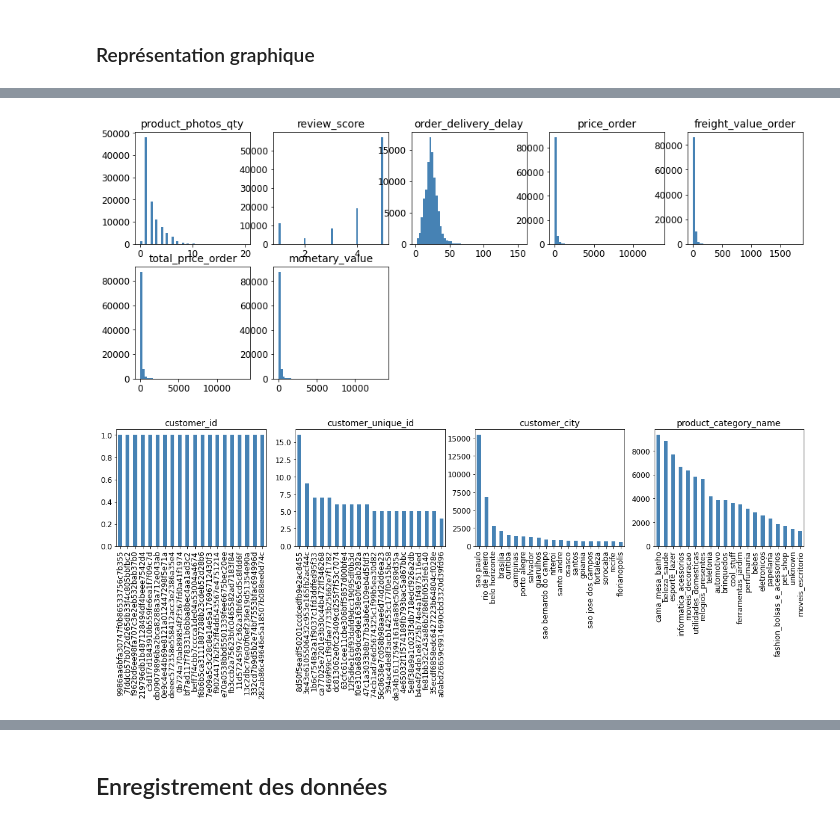
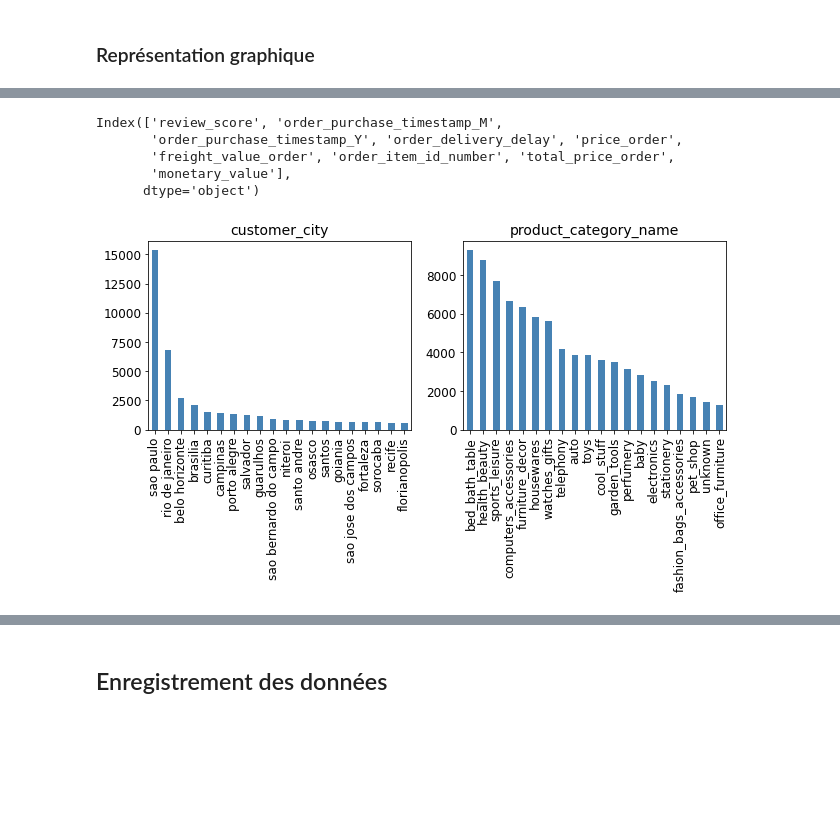
Before and after one commit to Narciso-A/Project, a Jupyter notebook: P_segmentation/POLIST_01_notebookanalyse.ipynb, the cells around one changed output, grey strips where cells are left out. Drawn from its saved outputs; the diff is of its cells as text; code cells hidden in the pictures; blank space fills up the shorter version.

Commit message:
delivery delay feature

```diff
--- a/P_segmentation/POLIST_01_notebookanalyse.ipynb
+++ b/P_segmentation/POLIST_01_notebookanalyse.ipynb
@@ -125,0 +137,4 @@ Name: order_delivery_delay, dtype: float64
+# %%
+## estimated delay
+df['order_delivery_delay'] = (df['order_delivered_customer_date'] - df['order_purchase_timestamp'])\
+.apply(lambda x:x.days)
@@ -148,8 +257,14 @@ df = pd.merge(df,monetary_value,on='customer_unique_id',how='left')
+# %%
+## translation of product category name
+for produit in data_product_category_name_translation['product_category_name'].to_list():
+    masque = df['product_category_name'] == produit
+    masque_translation = data_product_category_name_translation['product_category_name'] == produit
+    df.loc[masque,'product_category_name'] = data_product_category_name_translation.loc[masque_translation,'product_category_name_english'].iat[0]
 # %% [markdown]
 Second tri
 # %%
 list_columns = df.columns.tolist()
-list_columns_select=[
+list_columns_select= [
      ##'order_id',
      ##'order_item_id',
      ##'product_id',
@@ -159,14 +274,20 @@ list_columns_select=[
      'customer_unique_id',
      'customer_city',
      'order_purchase_timestamp',
+     ##'order_delivered_customer_date',
      ##'order_estimated_delivery_date',
      'product_category_name',
      'product_photos_qty',
      'review_score',
+     'order_purchase_timestamp_M',
+     'order_purchase_timestamp_Y',
+     ##'order_delivery_delay_estimated',
+     'order_delivery_delay',
      'price_order',
      'freight_value_order',
+     'order_item_id_number',
+     'review_comment_message',
      'total_price_order',
-     'order_delivery_delay',
      'monetary_value'
 ]
 list_columns_remove = list(set(list_columns)-set(list_columns_select))
@@ -222,0 +392,13 @@ Peu de clients enregistrés (3%) ayant effectués plusieurs commandes
+# %%
+## photos quantity
+df['product_photos_qty'] = pd.cut(df['product_photos_qty'],
+                                      bins=[-1,0,1,2,3,20],
+                                      labels=['0','1','2','3','4+'])
+
+ind_x = ['0','1','2','3','4+']
+height_y = df['product_photos_qty'].value_counts().loc[ind_x]*100/df['product_photos_qty'].value_counts().sum()
+
+plt.bar(ind_x, height_y)
+plt.title('Répartition du nombre de photos');
+plt.xlabel('Nombre de photos par commande')
+plt.ylabel('Nombre de commandes (%)');
@@ -224,23 +408,23 @@ Peu de clients enregistrés (3%) ayant effectués plusieurs commandes
 ## numerical and categorical values
 X_num = df.loc[:,(df.dtypes=='float64') | (df.dtypes=='int64')]
 X_object = df.loc[:,df.dtypes=='object']
+# %%
+X_num.columns
+# %% [output]
+Index(['review_score', 'order_purchase_timestamp_M',
+       'order_purchase_timestamp_Y', 'order_delivery_delay', 'price_order',
+       'freight_value_order', 'order_item_id_number', 'total_price_order',
+       'monetary_value'],
+      dtype='object')
 # %%
-## numerical values histograms
-X=X_num
+## categorical values histograms
+X= X_object.copy()
 fig = plt.figure(figsize=(16, 16))
-for feat_idx in range(X.shape[1]):
-    ax = fig.add_subplot(5,5, (feat_idx+1))
-    h = ax.hist(X.iloc[:, feat_idx], bins=50, color='steelblue', edgecolor='none')
+ind=0
+for feat_idx in range(2,X.shape[1]-1):
+    ind += 1
+    ax = fig.add_subplot(4,3, ind )
+    X.iloc[:, feat_idx].value_counts().iloc[:20].plot(kind="bar",color='steelblue', edgecolor='none')
     ax.set_title(X.columns[feat_idx], fontsize=14)
 # %% [output]
-[figure, old version]
+[figure, new version]
-# %%
-## categorical values histograms
-X= X_object.copy()
-fig = plt.figure(figsize=(20, 16))
-for feat_idx in range(X.shape[1]):
-    ax = fig.add_subplot(4,4, (feat_idx+1))
-    X.iloc[:, feat_idx].value_counts().iloc[:20].plot(kind="bar",color='steelblue', edgecolor='none')
-    ax.set_title(X.columns[feat_idx], fontsize=14)
-# %% [output]
-[figure, removed]
```
Also changed, not shown: parts of 60 cells of this notebook, 1 other file.
